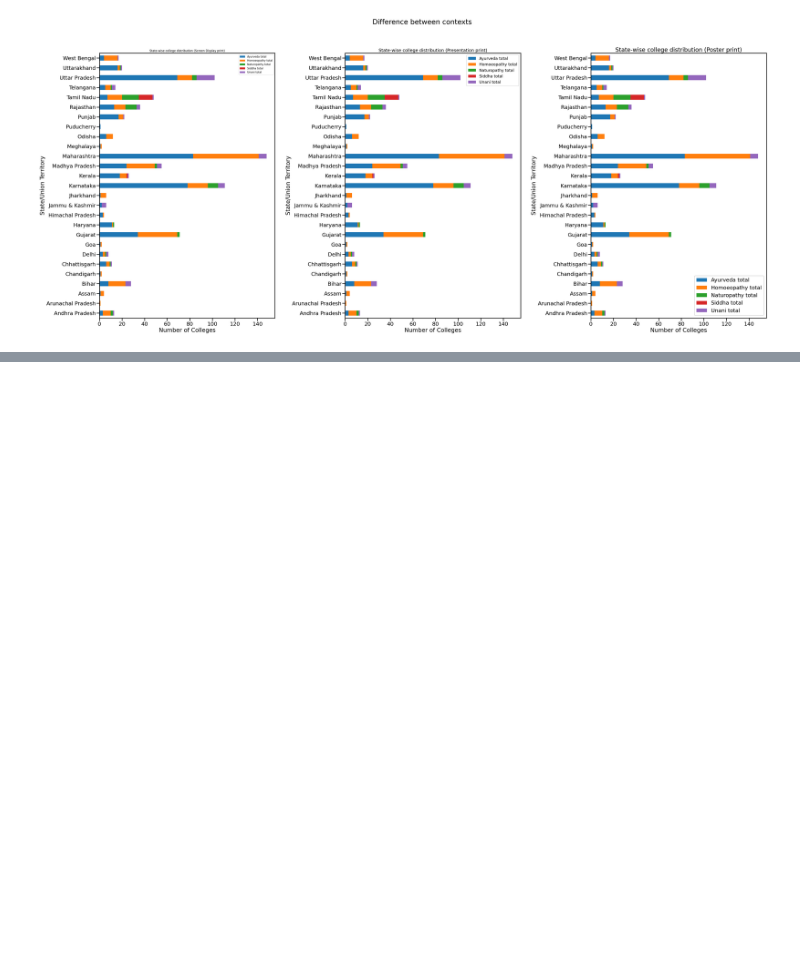
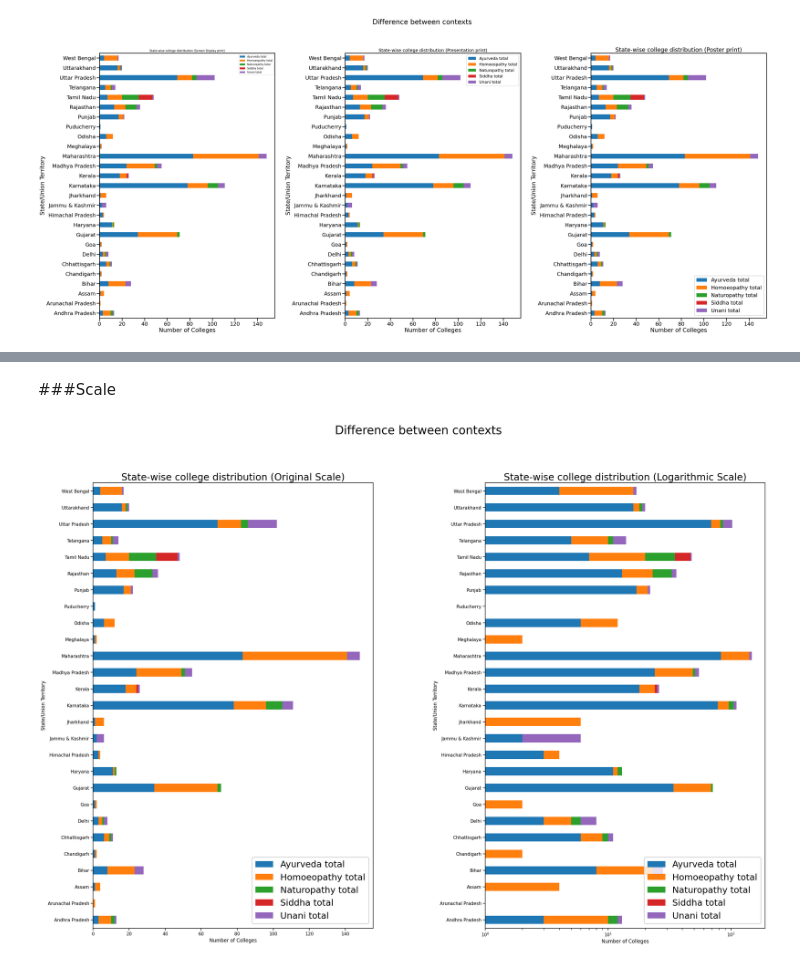
Before and after one commit to CyanTarantula/DV-Lab-4, a Jupyter notebook: B20AI050_DV_Lab4.ipynb, the cells around one changed output, grey strips where cells are left out. Cells and saved outputs as stored; diff of their text form; code cells hidden in the pictures; blank space fills up the shorter version.

```diff
--- a/B20AI050_DV_Lab4.ipynb
+++ b/B20AI050_DV_Lab4.ipynb
@@ -121,0 +164,26 @@ plt.show()
+# %% [markdown]
+###Scale
+# %%
+fig, axes = plt.subplots(1, 2, figsize=(30, 20))
+sns.set_context('poster')
+
+# Original Scale
+fig1 = axes[0]
+df2_pivot.plot(kind='barh', stacked=True, ax=fig1)
+fig1.set_xlabel('Number of Colleges')
+fig1.set_ylabel('State/Union Territory')
+fig1.set_title('State-wise college distribution (Original Scale)')
+
+# Logarithmic Scale
+fig2 = axes[1]
+df2_pivot.plot(kind='barh', stacked=True, ax=fig2)
+fig2.set_xlabel('Number of Colleges')
+fig2.set_ylabel('State/Union Territory')
+fig2.set_title('State-wise college distribution (Logarithmic Scale)')
+fig2.set(xscale='log')
+
+plt.subplots_adjust(wspace=0.4)
+fig.suptitle("Difference between contexts")
+plt.show()
+# %% [output]
+[figure, added]
```
Also changed, not shown: parts of 4 cells of this notebook.
